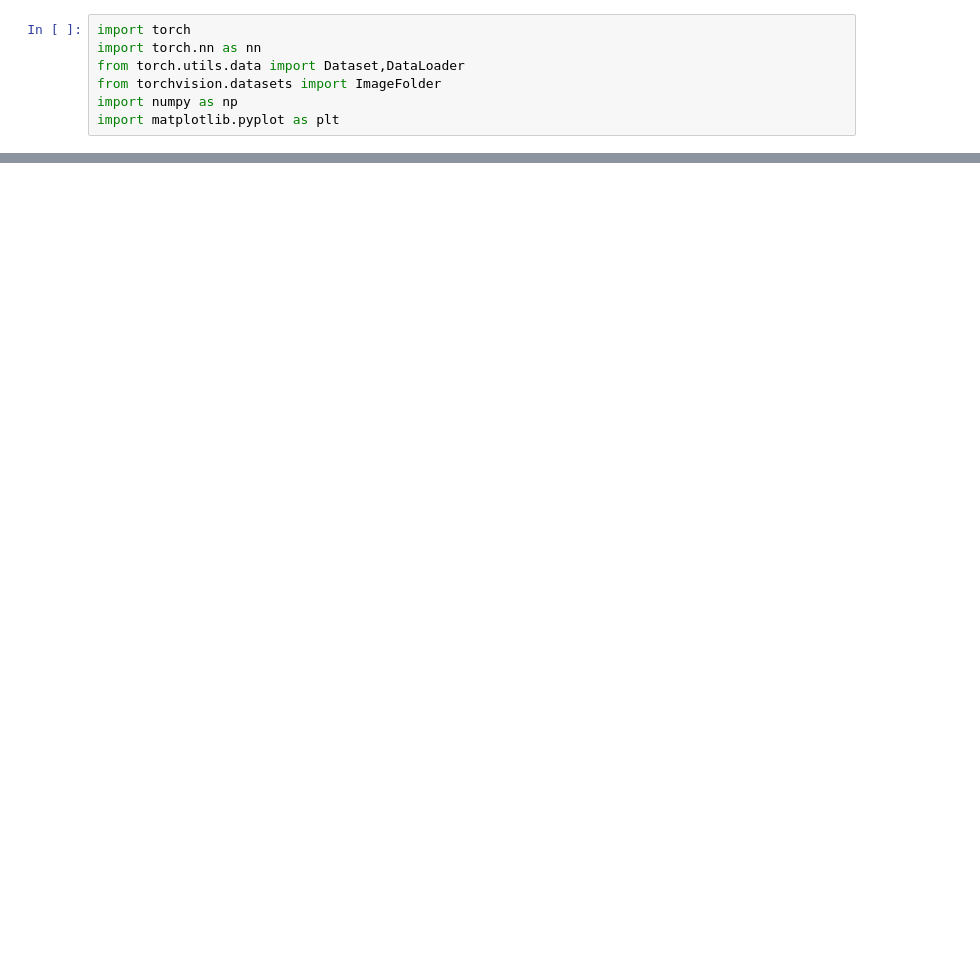
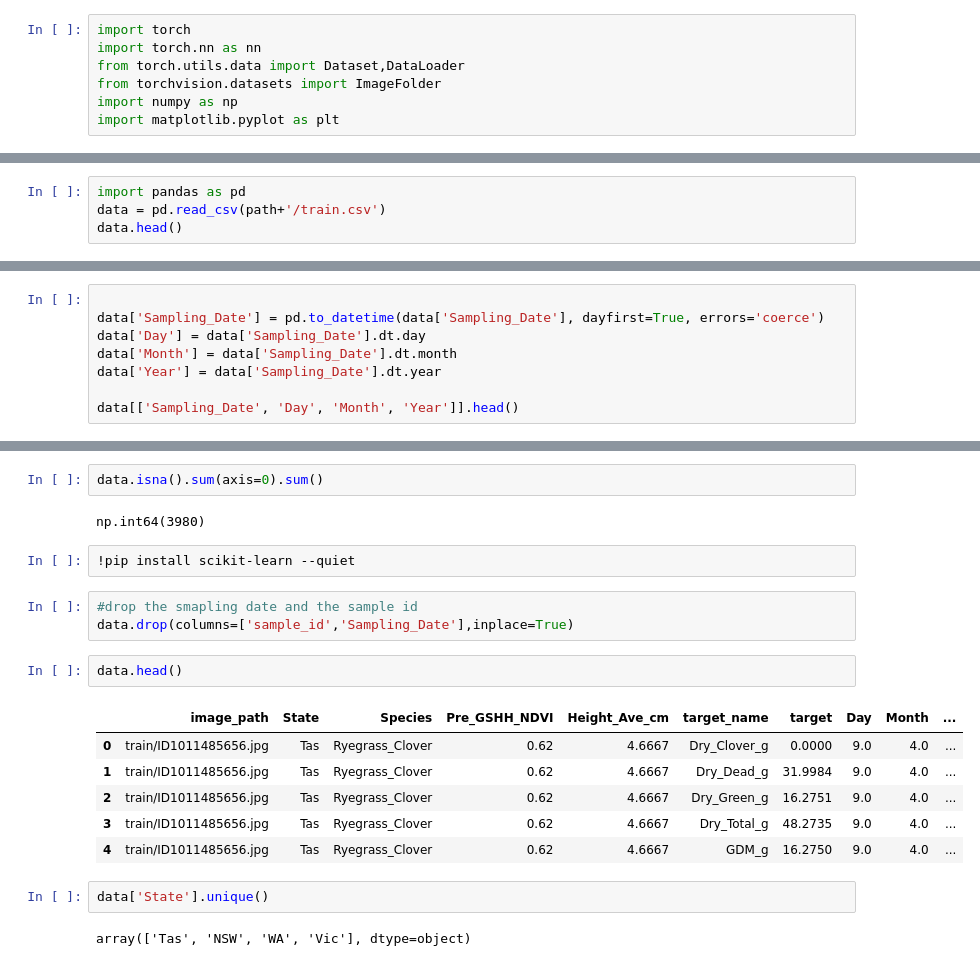
Before and after one commit to vishal36-pop/kaggle-csiro-competition, a Jupyter notebook: notebook(colab).ipynb, the cells around one changed output, grey strips where cells are left out. Drawn from its saved outputs; the diff is of its cells as text; blank space fills up the shorter version.

```diff
--- a/notebook(colab).ipynb
+++ b/notebook(colab).ipynb
@@ -42,0 +62,4 @@ from PIL import image
+# %%
+import pandas as pd
+data = pd.read_csv(path+'/train.csv')
+data.head()
@@ -42,0 +73,8 @@ from PIL import image
+# %%
+
+data['Sampling_Date'] = pd.to_datetime(data['Sampling_Date'], dayfirst=True, errors='coerce')
+data['Day'] = data['Sampling_Date'].dt.day
+data['Month'] = data['Sampling_Date'].dt.month
+data['Year'] = data['Sampling_Date'].dt.year
+
+data[['Sampling_Date', 'Day', 'Month', 'Year']].head()
@@ -42,0 +88,22 @@ from PIL import image
+# %%
+data.isna().sum(axis=0).sum()
+# %% [output]
+np.int64(3980)
+# %%
+!pip install scikit-learn --quiet
+# %%
+#drop the smapling date and the sample id
+data.drop(columns=['sample_id','Sampling_Date'],inplace=True)
+# %%
+data.head()
+# %% [output]
+|  | image_path | State | Species | Pre_GSHH_NDVI | Height_Ave_cm | target_name | target | Day | Month | ... |
+| 0 | train/ID1011485656.jpg | Tas | Ryegrass_Clover | 0.62 | 4.6667 | Dry_Clover_g | 0.0000 | 9.0 | 4.0 | ... |
+| 1 | train/ID1011485656.jpg | Tas | Ryegrass_Clover | 0.62 | 4.6667 | Dry_Dead_g | 31.9984 | 9.0 | 4.0 | ... |
+| 2 | train/ID1011485656.jpg | Tas | Ryegrass_Clover | 0.62 | 4.6667 | Dry_Green_g | 16.2751 | 9.0 | 4.0 | ... |
+| 3 | train/ID1011485656.jpg | Tas | Ryegrass_Clover | 0.62 | 4.6667 | Dry_Total_g | 48.2735 | 9.0 | 4.0 | ... |
+| 4 | train/ID1011485656.jpg | Tas | Ryegrass_Clover | 0.62 | 4.6667 | GDM_g | 16.2750 | 9.0 | 4.0 | ... |
+# %%
+data['State'].unique()
+# %% [output]
+array(['Tas', 'NSW', 'WA', 'Vic'], dtype=object)
```
Also changed, not shown: parts of 13 cells of this notebook, 1 other file.
